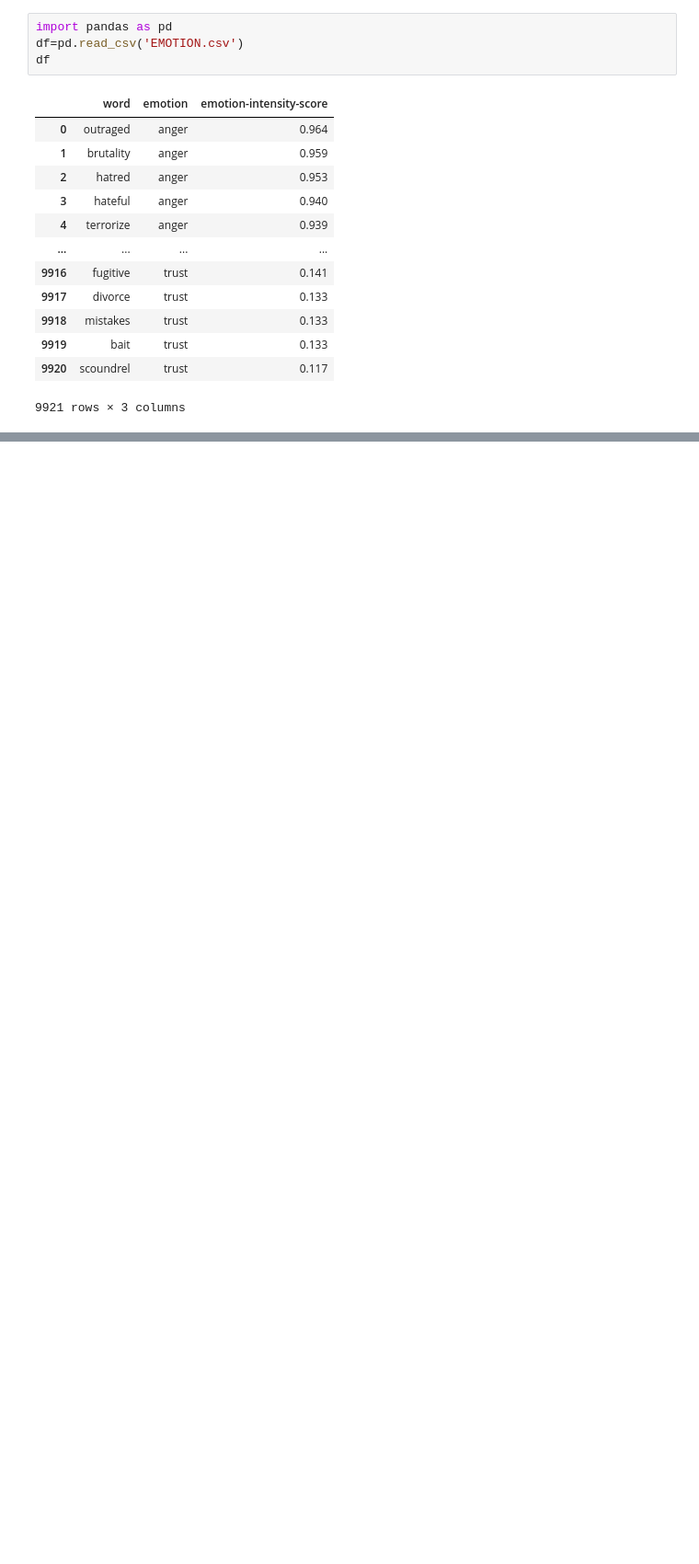
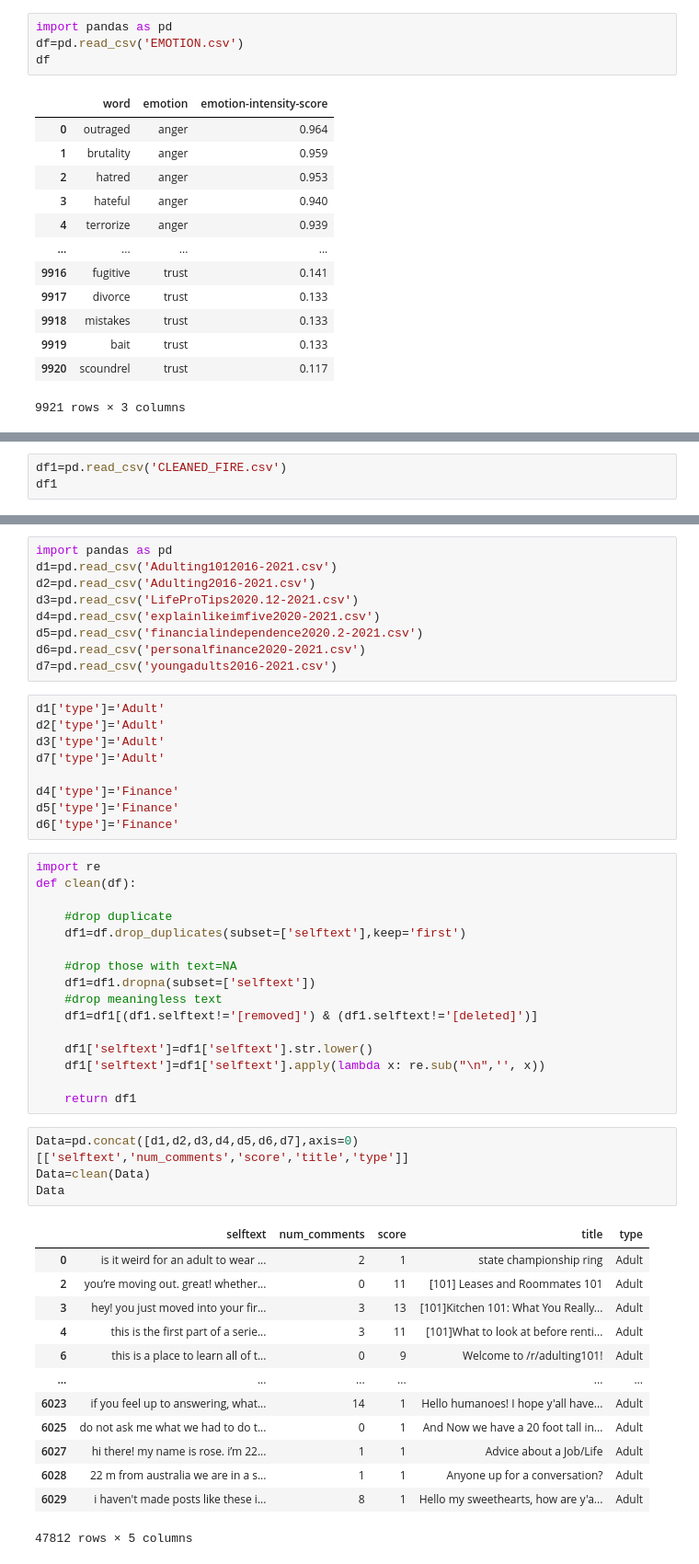
Before and after one commit to RyeInternational/Onomy, a Jupyter notebook: Reddit_dataset/Multiple_Emotion.ipynb, the cells around one changed output, grey strips where cells are left out. Shown: that part at 92% size. Cells and saved outputs as stored; diff of their text form; blank space fills up the shorter version.

```diff
--- a/Reddit_dataset/Multiple_Emotion.ipynb
+++ b/Reddit_dataset/Multiple_Emotion.ipynb
@@ -18,0 +52,3 @@ df
+# %%
+df1=pd.read_csv('CLEANED_FIRE.csv')
+df1
@@ -18,0 +120,52 @@ df
+# %%
+import pandas as pd
+d1=pd.read_csv('Adulting1012016-2021.csv')
+d2=pd.read_csv('Adulting2016-2021.csv')
+d3=pd.read_csv('LifeProTips2020.12-2021.csv')
+d4=pd.read_csv('explainlikeimfive2020-2021.csv')
+d5=pd.read_csv('financialindependence2020.2-2021.csv')
+d6=pd.read_csv('personalfinance2020-2021.csv')
+d7=pd.read_csv('youngadults2016-2021.csv')
+# %%
+d1['type']='Adult'
+d2['type']='Adult'
+d3['type']='Adult'
+d7['type']='Adult'
+
+d4['type']='Finance'
+d5['type']='Finance'
+d6['type']='Finance'
+# %%
+import re
+def clean(df):
+
+    #drop duplicate
+    df1=df.drop_duplicates(subset=['selftext'],keep='first')
+
+    #drop those with text=NA
+    df1=df1.dropna(subset=['selftext'])
+    #drop meaningless text
+    df1=df1[(df1.selftext!='[removed]') & (df1.selftext!='[deleted]')]
+
+    df1['selftext']=df1['selftext'].str.lower()
+    df1['selftext']=df1['selftext'].apply(lambda x: re.sub("\n",'', x))
+
+    return df1
+# %%
+Data=pd.concat([d1,d2,d3,d4,d5,d6,d7],axis=0)[['selftext','num_comments','score','title','type']]
+Data=clean(Data)
+Data
+# %% [output]
+|  | selftext | num_comments | score | title | type |
+| 0 | is it weird for an adult to wear ... | 2 | 1 | state championship ring | Adult |
+| 2 | you’re moving out. great! whether... | 0 | 11 | [101] Leases and Roommates 101 | Adult |
+| 3 | hey! you just moved into your fir... | 3 | 13 | [101]Kitchen 101: What You Really... | Adult |
+| 4 | this is the first part of a serie... | 3 | 11 | [101]What to look at before renti... | Adult |
+| 6 | this is a place to learn all of t... | 0 | 9 | Welcome to /r/adulting101! | Adult |
+| ... | ... | ... | ... | ... | ... |
+| 6023 | if you feel up to answering, what... | 14 | 1 | Hello humanoes! I hope y'all have... | Adult |
+| 6025 | do not ask me what we had to do t... | 0 | 1 | And Now we have a 20 foot tall in... | Adult |
+| 6027 | hi there! my name is rose. i’m 22... | 1 | 1 | Advice about a Job/Life | Adult |
+| 6028 | 22 m from australia we are in a s... | 1 | 1 | Anyone up for a conversation? | Adult |
+| 6029 | i haven't made posts like these i... | 8 | 1 | Hello my sweethearts, how are y'a... | Adult |
+47812 rows × 5 columns
```
Also changed, not shown: parts of 19 cells of this notebook, 14 other files.
